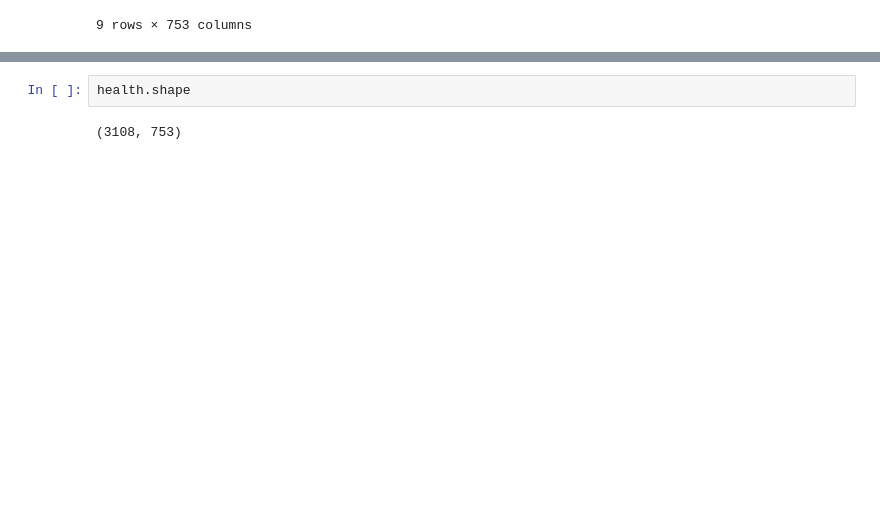
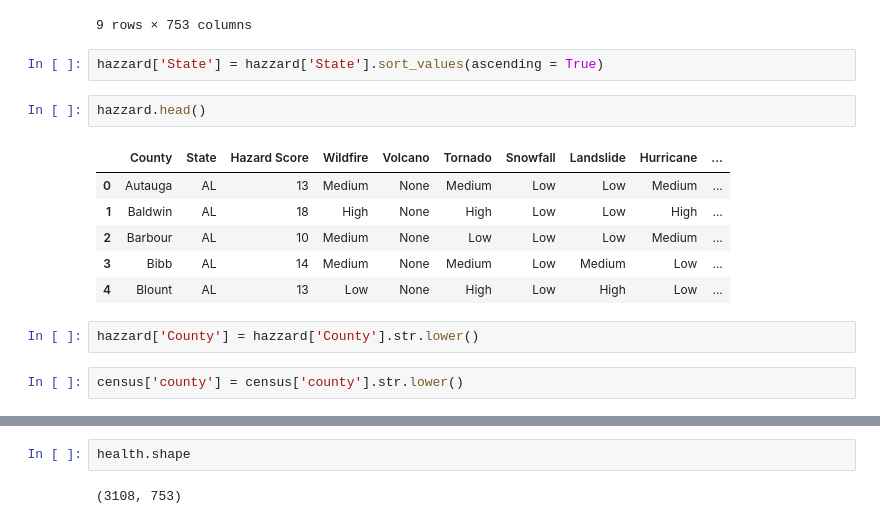
Before and after one commit to Agelf123/covid_predictions, a Jupyter notebook: code/jordan/Data in DSI Environ..ipynb, the cells around one changed output, grey strips where cells are left out. Drawn from its saved outputs; the diff is of its cells as text; blank space fills up the shorter version.

```diff
--- a/code/jordan/Data in DSI Environ..ipynb
+++ b/code/jordan/Data in DSI Environ..ipynb
@@ -278,3 +328,18 @@ health[1790:1799]
 | 1797 | Broome County | 364 | 36007 | 0.0 | 0.0 | -257.0 | 4.0 | 0.0 | ... |
 | 1798 | Cattaraugus County | 59 | 36009 | 0.0 | 0.0 | 186.0 | 1.0 | 0.0 | ... |
 9 rows × 753 columns
+# %%
+hazzard['State'] = hazzard['State'].sort_values(ascending = True)
+# %%
+hazzard.head()
+# %% [output]
+|  | County | State | Hazard Score | Wildfire | Volcano | Tornado | Snowfall | Landslide | Hurricane | ... |
+| 0 | Autauga | AL | 13 | Medium | None | Medium | Low | Low | Medium | ... |
+| 1 | Baldwin | AL | 18 | High | None | High | Low | Low | High | ... |
+| 2 | Barbour | AL | 10 | Medium | None | Low | Low | Low | Medium | ... |
+| 3 | Bibb | AL | 14 | Medium | None | Medium | Low | Medium | Low | ... |
+| 4 | Blount | AL | 13 | Low | None | High | Low | High | Low | ... |
+# %%
+hazzard['County'] = hazzard['County'].str.lower()
+# %%
+census['county'] = census['county'].str.lower()
```
Also changed, not shown: parts of 33 cells of this notebook, 9 other files.
